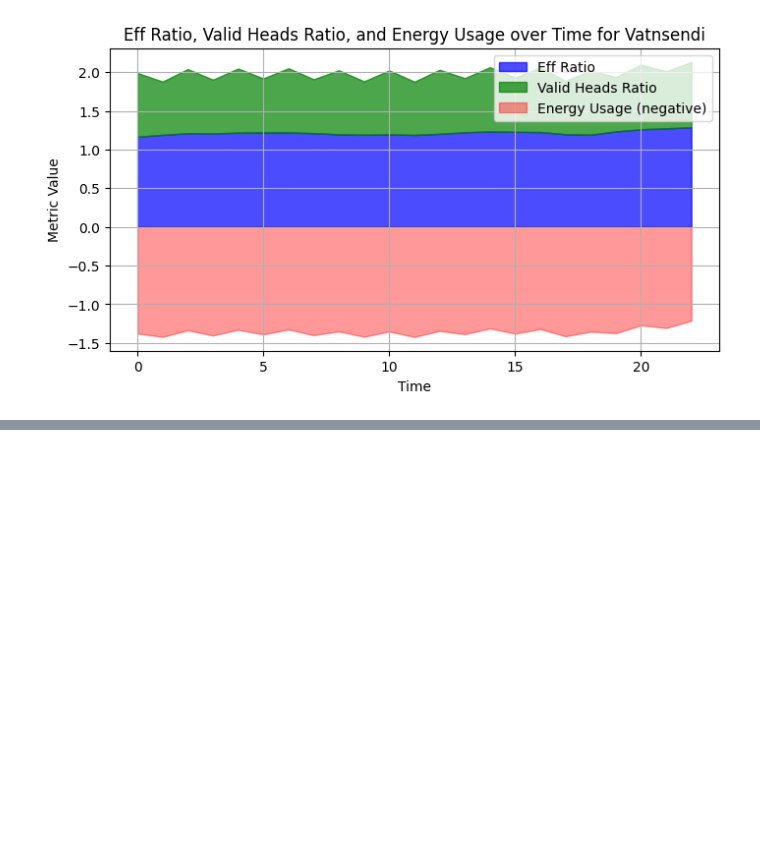
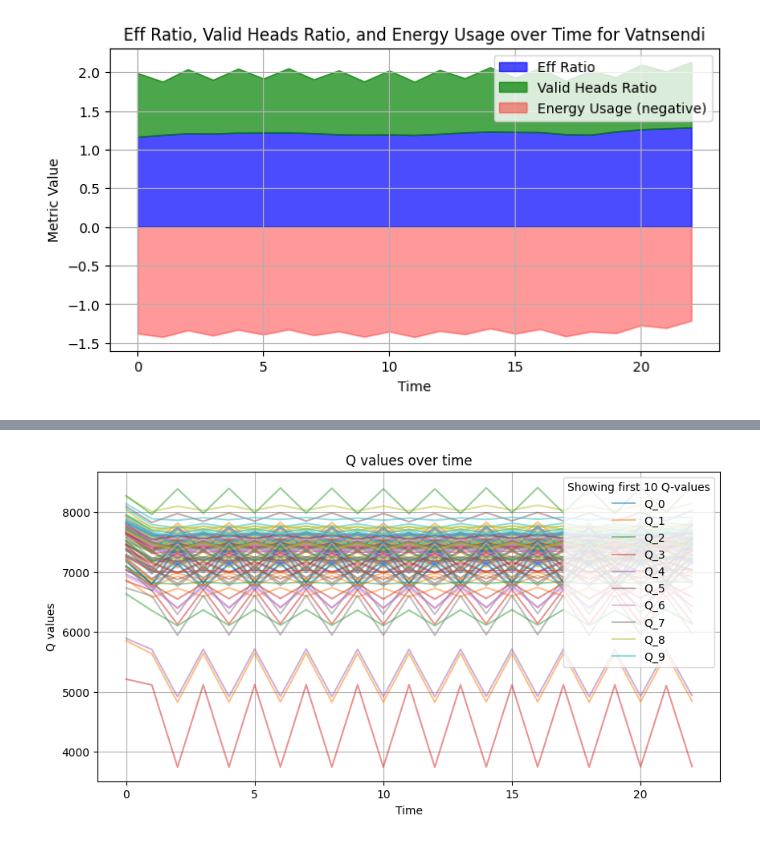
Before and after one commit to frodibrooks/OptimisedHeating, a Jupyter notebook: validation/plot_validation.ipynb, the cells around one changed output, grey strips where cells are left out. Saved outputs shown, nothing was run; the diff lists cells and outputs as text; code cells hidden in the pictures; blank space fills up the shorter version.

Commit message:
wds og WdsWithDemand eru a leysa rétt en í validation eru values off??

```diff
--- a/validation/plot_validation.ipynb
+++ b/validation/plot_validation.ipynb
@@ -238,0 +192,3 @@ plt.show()
+# %%
+for i in range(len(agent_results_df)):
+    print(f"Step {i}  Group 1: {agent_results_df['PumpGroupSpeed_1'][i]},  Group 2: {agent_results_df['PumpGroupSpeed_2'][i]}, Demand scale {agent_results_df['DemandScale'][i]}")
@@ -238,0 +213,23 @@ plt.show()
+# %%
+import matplotlib.pyplot as plt
+
+plt.figure(figsize=(10, 5))
+
+# Loop through all Q-value columns
+for i in range(100):
+    plt.plot(agent_results_df.index, agent_results_df[f'Q_{i}'], label=f'Q_{i}', alpha=0.5)
+
+# Add labels and title
+plt.xlabel("Time")
+plt.ylabel("Q values")
+plt.title("Q values over time")
+plt.grid(True)
+
+# Display legend only for the first few to avoid clutter
+handles, labels = plt.gca().get_legend_handles_labels()
+plt.legend(handles[:10], labels[:10], loc='upper right', title='Showing first 10 Q-values')
+
+# Show the plot
+plt.show()
+# %% [output]
+[figure, added]
```
Also changed, not shown: parts of 6 cells of this notebook, 3 other files.
